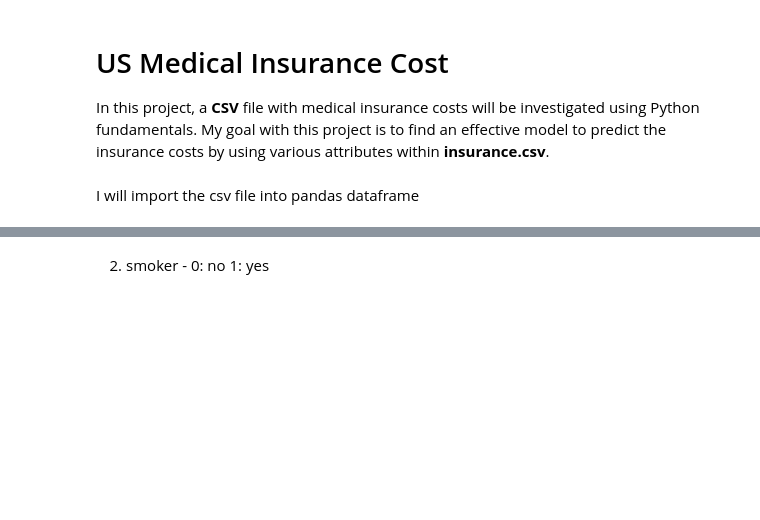
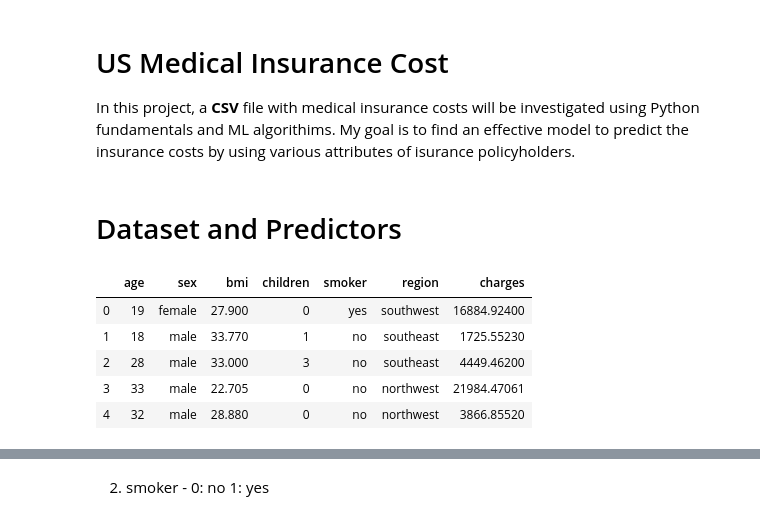
Before and after one commit to feelzoo/US_Medical_Insurance_Cost, a Jupyter notebook: US_Medical_Insurance_Cost_multiple_regression.ipynb, the cells around one changed output, grey strips where cells are left out. Saved outputs shown, nothing was run; the diff lists cells and outputs as text; code cells hidden in the pictures; blank space fills up the shorter version.

```diff
--- a/US_Medical_Insurance_Cost_multiple_regression.ipynb
+++ b/US_Medical_Insurance_Cost_multiple_regression.ipynb
@@ -1,7 +1,7 @@
 # %% [markdown]
 # US Medical Insurance Cost
 
-In this project, a **CSV** file with medical insurance costs will be investigated using Python fundamentals. My goal with this project is to find an effective model to predict the insurance costs by using various attributes within **insurance.csv**.
+In this project, a **CSV** file with medical insurance costs will be investigated using Python fundamentals and ML algorithims. My goal is to find an effective model to predict the insurance costs by using various attributes of isurance policyholders.
 # %%
 import pandas as pd
 import numpy as np
@@ -14,3 +15,3 @@ import statsmodels.api as sm
-# %% [markdown]
-I will import the csv file into pandas dataframe
+# %% [markdown]
+# Dataset and Predictors
 # %%
@@ -17 +19,11 @@ I will import the csv file into pandas dataframe
 insurance = pd.read_csv('insurance.csv')
+# %%
+#check the head of dataframe
+insurance.head()
+# %% [output]
+|  | age | sex | bmi | children | smoker | region | charges |
+| 0 | 19 | female | 27.900 | 0 | yes | southwest | 16884.92400 |
+| 1 | 18 | male | 33.770 | 1 | no | southeast | 1725.55230 |
+| 2 | 28 | male | 33.000 | 3 | no | southeast | 4449.46200 |
+| 3 | 33 | male | 22.705 | 0 | no | northwest | 21984.47061 |
+| 4 | 32 | male | 28.880 | 0 | no | northwest | 3866.85520 |
```
Also changed, not shown: parts of 23 cells of this notebook.
